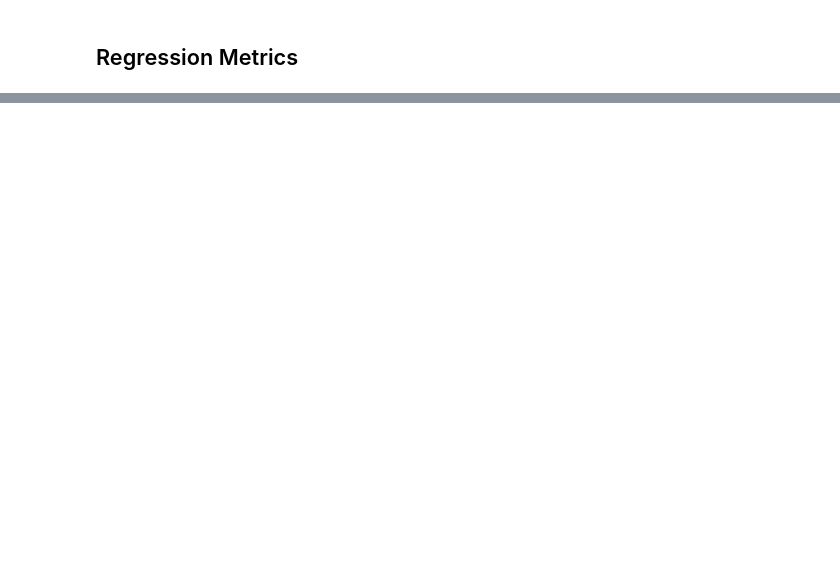
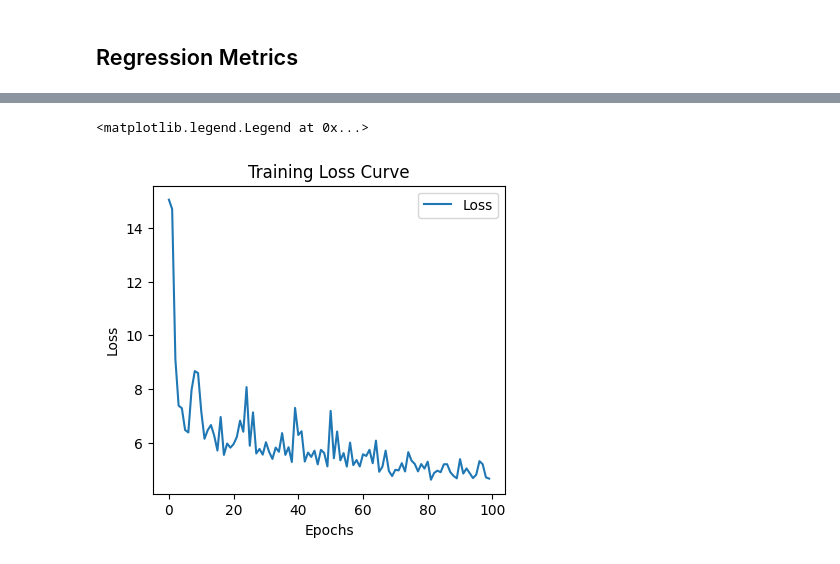
Before and after one commit to insper-classroom/mlp-project, a Jupyter notebook: docs/model_training_regression.ipynb, the cells around one changed output, grey strips where cells are left out. Saved outputs shown, nothing was run; the diff lists cells and outputs as text; code cells hidden in the pictures; blank space fills up the shorter version.

Commit message:
model traindn and evaluation

```diff
--- a/docs/model_training_regression.ipynb
+++ b/docs/model_training_regression.ipynb
@@ -83,3 +79,10 @@ Target stats: mean=22.389, std=296.309
+# %%
+import pandas as pd
+df = pd.read_csv('./data/students_performance/StudentsPerformance_refined.csv')
+
+
+X = df.drop(columns=['math score'])
+y = df['math score']
 # %%
 import numpy as np
 import pandas as pd
@@ -105,3 +109,9 @@ Value range (train): -5.241267340069072 to 5.202304125686403
+# %%
+#Apply min-max scaling to features
+from sklearn.preprocessing import MinMaxScaler
+scaler = MinMaxScaler()
+X_train = scaler.fit_transform(X_train)
+X_test = scaler.transform(X_test)
 # %%
 import numpy as np
 import matplotlib.pyplot as plt
@@ -192,6 +202,16 @@ indices = np.arange(N)
 # train_acc_history = []
 
 train_loss_history = []
+# Opção 1 (mais simples e direta)
+# X_train = X_train.to_numpy()
+# y_train = y_train.to_numpy()
+
+# Converter para numpy float
+X_train = np.asarray(X_train, dtype=float)
+X_test = np.asarray(X_test, dtype=float)
+y_train = np.asarray(y_train, dtype=float)
+y_test = np.asarray(y_test, dtype=float)
+
 
 # === Loop de treino ===
 for epoch in range(epochs):
@@ -456,0 +441,14 @@ MedAE (Median Absolute Error):     20.474108
+# %%
+# === Plots ===
+plt.figure(figsize=(10,4))
+
+# Loss curve
+plt.subplot(1,2,1)
+plt.plot(train_loss_history, label='Loss')
+plt.xlabel('Epochs')
+plt.ylabel('Loss')
+plt.title('Training Loss Curve')
+plt.legend()
+# %% [output]
+<matplotlib.legend.Legend at 0x...>
+[figure, added]
```
Also changed, not shown: parts of 8 cells of this notebook, 4 other files.
